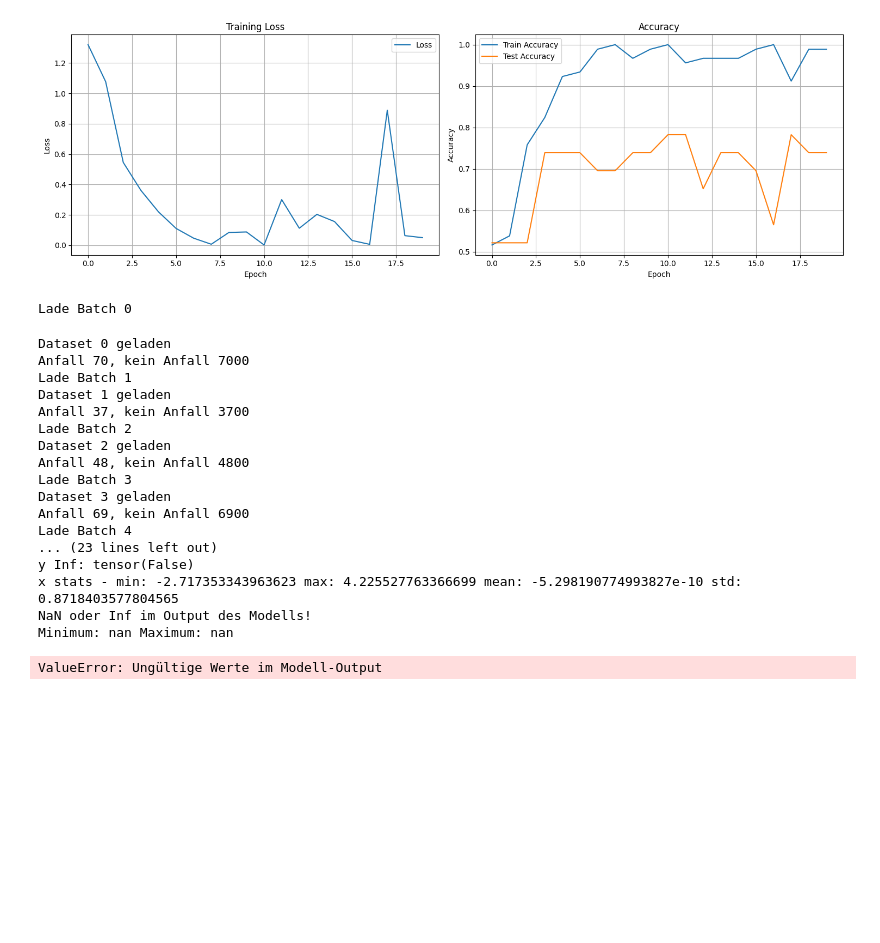
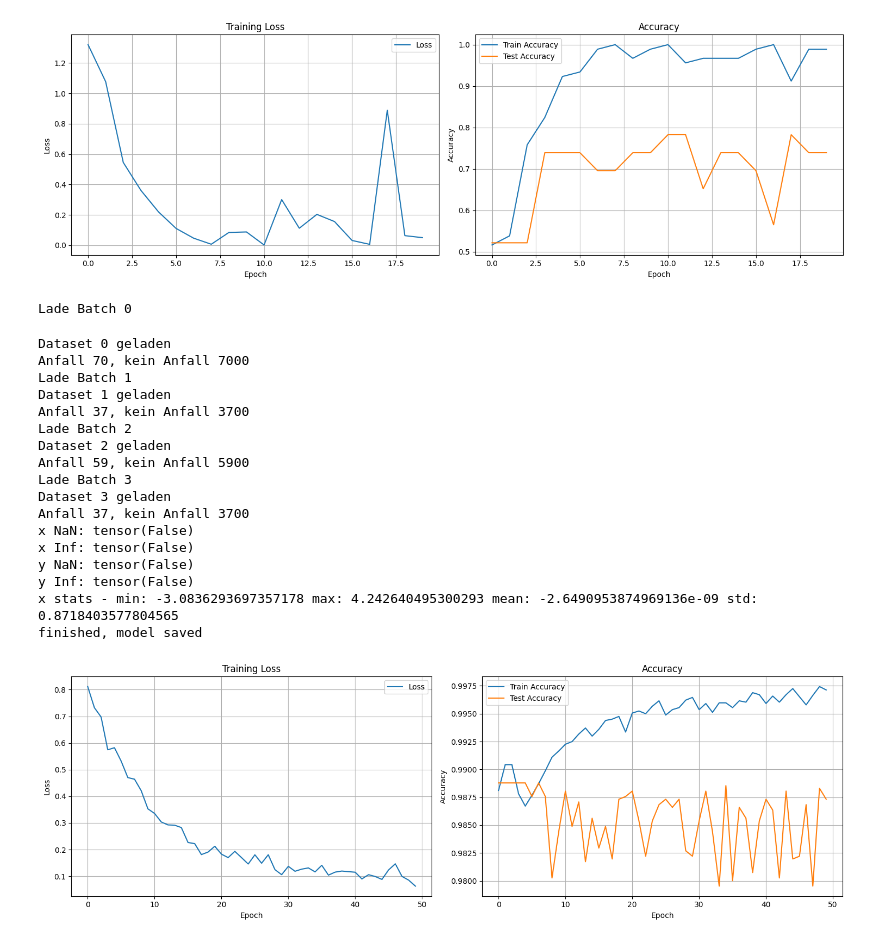
Before and after one commit to Sophies5s68/wki-sose25, a Jupyter notebook: CNN_testmodel.ipynb, the cells around one changed output. Saved outputs shown, nothing was run; the diff lists cells and outputs as text; code cells hidden in the pictures; blank space fills up the shorter version.

```diff
--- a/CNN_testmodel.ipynb
+++ b/CNN_testmodel.ipynb
@@ -149,7 +153,7 @@ import CNN_model
 importlib.reload(CNN_model)
 model = CNN_model.CNN_EEG(in_channels=9, n_classes=2)
 optimizer = torch.optim.Adam(model.parameters(), lr=0.0005, weight_decay=1e-4)
-num_epochs = 100
+num_epochs = 50
 train_losses = []
 train_accuracies = []
 test_accuracies = []
@@ -210,53 +214,57 @@ for epoch in range(1, num_epochs + 1):
 
     #print(f"Epoch {epoch:02d} | Train Loss: {train_loss:.4f} | Train Acc: {train_acc:.4f} | Test Acc: {test_acc:.4f}")
 
-torch.save(model, "trained_cnn_weights.pth")
+torch.save(model, "trained_cnn.pth")
 print("finished, model saved")
 
 #Trainingsverlauf plotten
 epochs = range(1, len(train_losses) + 1)
 
-plt.figure(figsize=(12, 6))
+#Prozess plotten
+plt.figure(figsize=(15, 5))
 
-# Trainings-Loss
+# Plot Loss
 plt.subplot(1, 2, 1)
-plt.plot(epochs, train_losses, label="Train Loss")
-plt.xlabel("Batch (über alle Dateien & Epochen)")
-plt.ylabel("Loss")
-plt.title("Train Loss Verlauf")
+plt.plot(train_losses, label='Loss')
+plt.xlabel('Epoch')
+plt.ylabel('Loss')
+plt.title('Training Loss')
+plt.grid(True)
 plt.legend()
 
 # Accuracy
 plt.subplot(1, 2, 2)
-plt.plot(epochs, train_accuracies, label="Train Accuracy")
-plt.plot(epochs, test_accuracies, label="Test Accuracy")
-plt.xlabel("Batch (über alle Dateien & Epochen)")
-plt.ylabel("Accuracy")
-plt.title("Train & Test Accuracy Verlauf")
+plt.plot(train_accuracies, label='Train Accuracy')
+plt.plot(test_accuracies, label='Test Accuracy')
+plt.xlabel('Epoch')
+plt.ylabel('Accuracy')
+plt.title('Accuracy')
+plt.grid(True)
 plt.legend()
+
 
 plt.tight_layout()
 plt.show()
 # %% [output]
 Lade Batch 0
 Dataset 0 geladen
 Anfall 70, kein Anfall 7000
 Lade Batch 1
 Dataset 1 geladen
 Anfall 37, kein Anfall 3700
 Lade Batch 2
 Dataset 2 geladen
-Anfall 48, kein Anfall 4800
+Anfall 59, kein Anfall 5900
 Lade Batch 3
 Dataset 3 geladen
-Anfall 69, kein Anfall 6900
-Lade Batch 4
-... (23 lines left out)
+Anfall 37, kein Anfall 3700
+x NaN: tensor(False)
+x Inf: tensor(False)
+y NaN: tensor(False)
 y Inf: tensor(False)
-x stats - min: -2.717353343963623 max: 4.225527763366699 mean: -5.298190774993827e-10 std: 0.8718403577804565
-NaN oder Inf im Output des Modells!
-Minimum: nan Maximum: nan
+x stats - min: -3.0836293697357178 max: 4.242640495300293 mean: -2.6490953874969136e-09 std: 0.8718403577804565
+finished, model saved
-ValueError: Ungültige Werte im Modell-Output
+[figure, added]
 # %%
 import os
 import random
```
Also changed, not shown: parts of 4 cells of this notebook, 5 other files.
